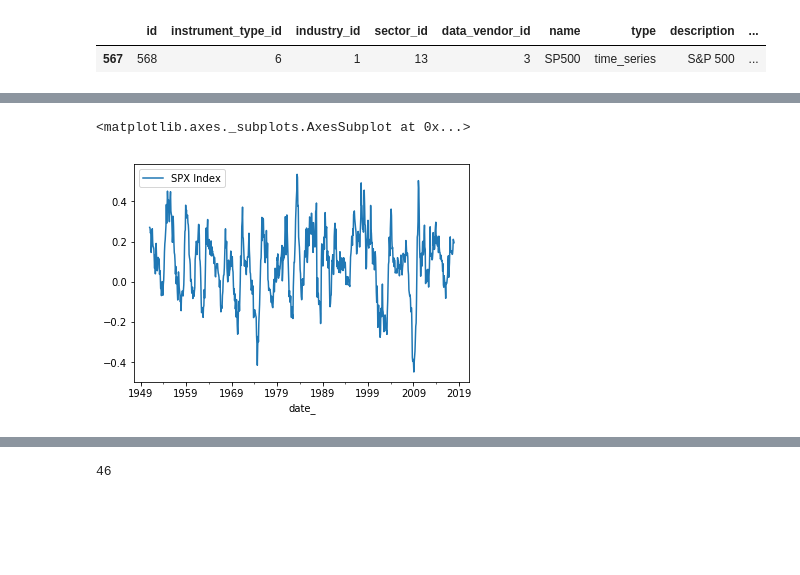
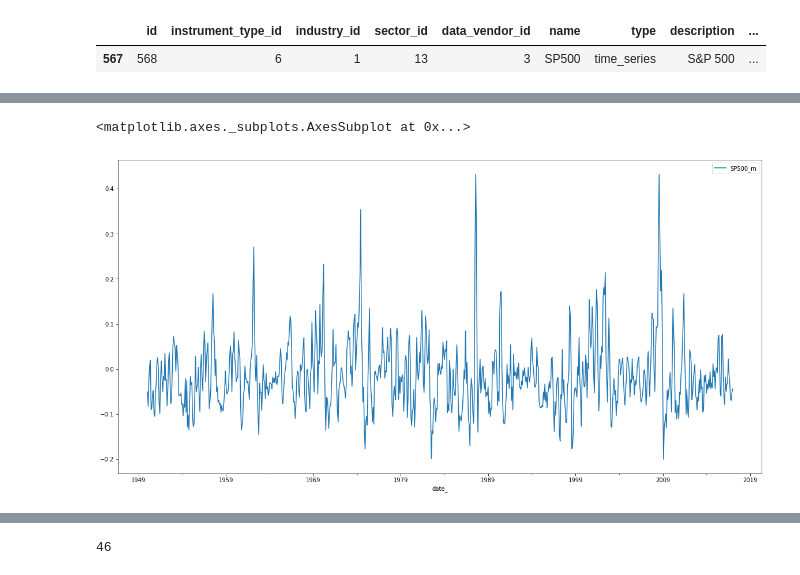
Before and after one commit to veigaco/quantum, a Jupyter notebook: Infrastructure/EDA.ipynb, the cells around one changed output, grey strips where cells are left out. Cells and saved outputs as stored; diff of their text form; code cells hidden in the pictures; blank space fills up the shorter version.

Commit message:
plots

```diff
--- a/Infrastructure/EDA.ipynb
+++ b/Infrastructure/EDA.ipynb
@@ -212,8 +211,12 @@ instrument[instrument.name=="SP500"]
 #instrument[instrument.instrument_type_id==1]
 # %%
 #ac="A229RX0"
-ac="SPX Index"
-ts_ac=get_ts_pca(ac,p="M")
-ts_ac.head(3)
-#ts_ac=ts_ac[ts_ac.index<="2017-01-01"]
+ac="SP500_m"
+#ts_ac=get_ts_pca(ac,p="M")
+df1=get_price_ts(ac)
+df2=get_ts_ms(df1)
+df2.sort_index()
+ts_ac=(df2/ df2.shift(-3))-1
+ts_ac=ts_ac[ts_ac.index<="2017-01-01"]
+ts_ac.tail(10)
 # %% [output]
@@ -225,5 +241,5 @@ ts_ac.head(3)
 # %%
-ts_ac.plot()
+ts_ac.plot(figsize=(20,10))
 # %% [output]
 <matplotlib.axes._subplots.AxesSubplot at 0x...>
-[figure, old version]
+[figure, new version]
```
Also changed, not shown: parts of 70 cells of this notebook, 2 other files.
